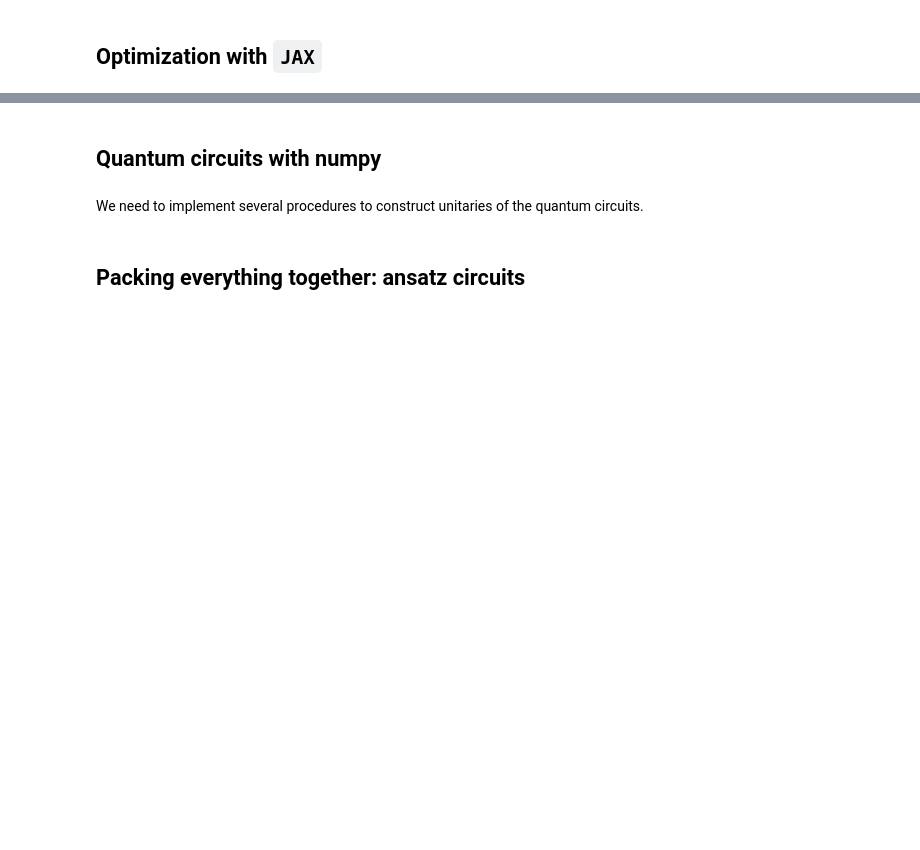
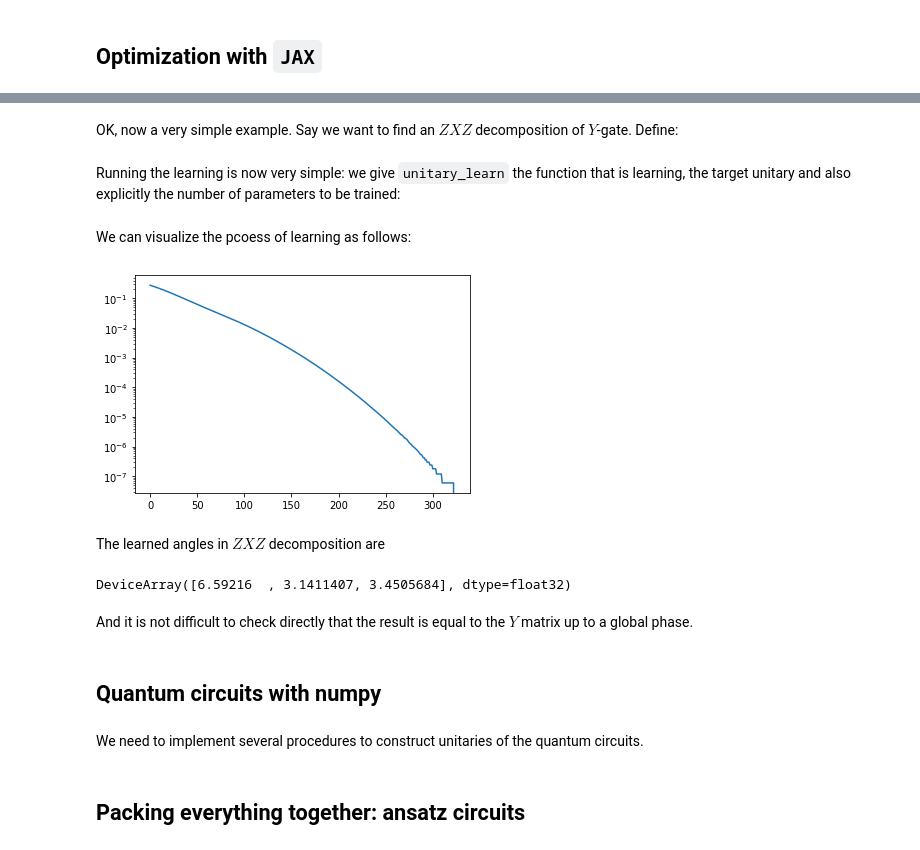
Before and after one commit to idnm/blog0, a Jupyter notebook: _notebooks/2021-09-30-Machine learning compilation of quantum circuits -- experiments.ipynb, the cells around one changed output, grey strips where cells are left out. Cells and saved outputs as stored; diff of their text form; code cells hidden in the pictures; blank space fills up the shorter version.

```diff
--- a/_notebooks/2021-09-30-Machine learning compilation of quantum circuits -- experiments.ipynb
+++ b/_notebooks/2021-09-30-Machine learning compilation of quantum circuits -- experiments.ipynb
@@ -235,6 +240,30 @@ def unitary_learn(U_func, U_target, n_angles,
             break
 
     return angles_history, loss_history
+# %% [markdown]
+OK, now a very simple example. Say we want to find an $ZXZ$ decomposition of  $Y$-gate. Define:
+# %%
+def zxz_ansatz(angles):
+    return rz_mat(angles[0]) @ rx_mat(angles[1]) @ rz_mat(angles[2])
+# %% [markdown]
+Running the learning is now very simple: we give `unitary_learn` the function that is learning, the target unitary and also explicitly the number of parameters to be trained:
+# %%
+angles_history, loss_history = unitary_learn(zxz_ansatz, y_mat, 3)
+# %% [markdown]
+We can visualize the pcoess of learning as follows:
+# %%
+plt.plot(loss_history)
+plt.yscale('log')
+# %% [output]
+[figure, added]
+# %% [markdown]
+The learned angles in $ZXZ$ decomposition are
+# %%
+angles_history[-1]
+# %% [output]
+DeviceArray([6.59216  , 3.1411407, 3.4505684], dtype=float32)
+# %% [markdown]
+And it is not difficult to check directly that the result is equal to the $Y$ matrix up to a global phase.
 # %% [markdown]
 ## Quantum circuits with numpy
 # %% [markdown]
```
Also changed, not shown: parts of 13 cells of this notebook, 1 other file.
